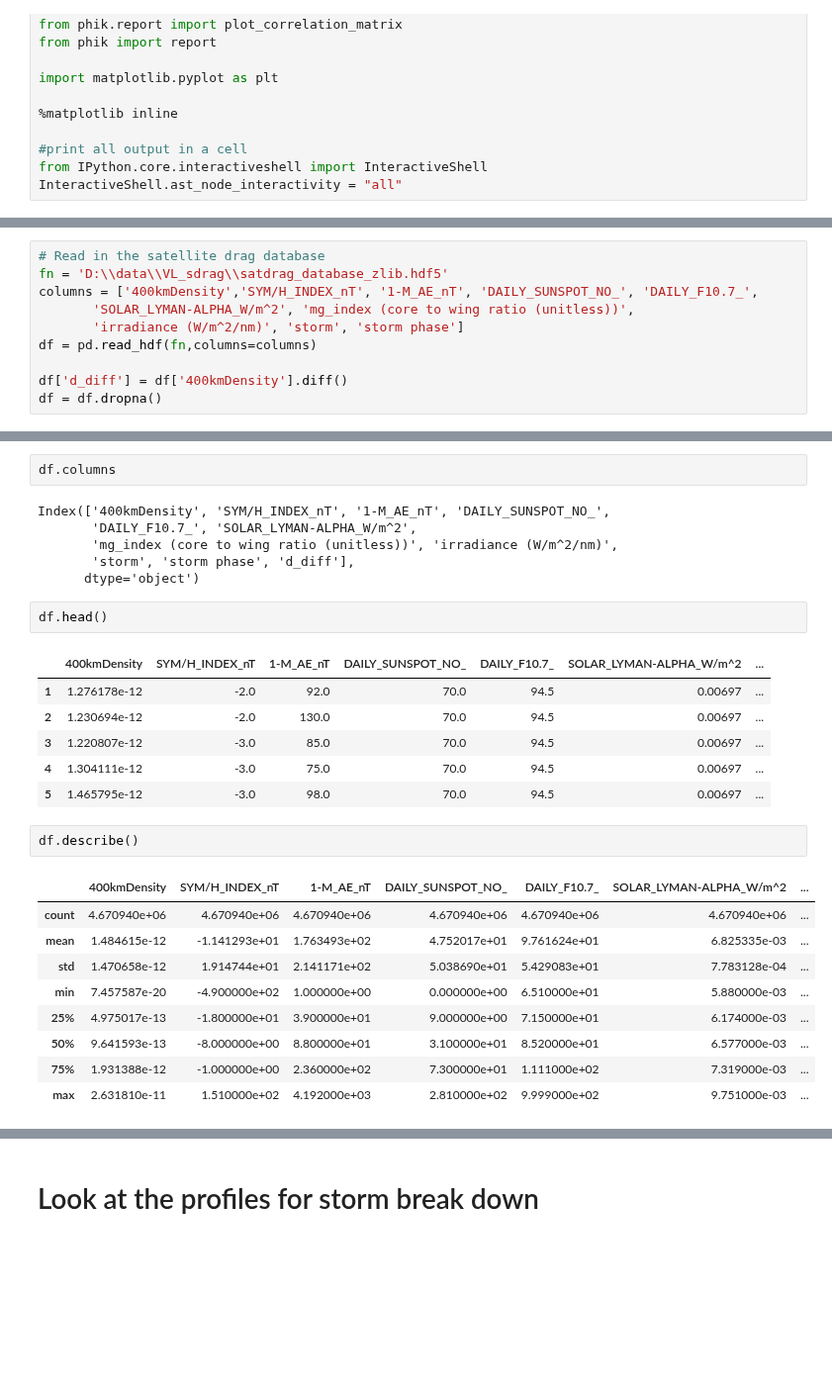
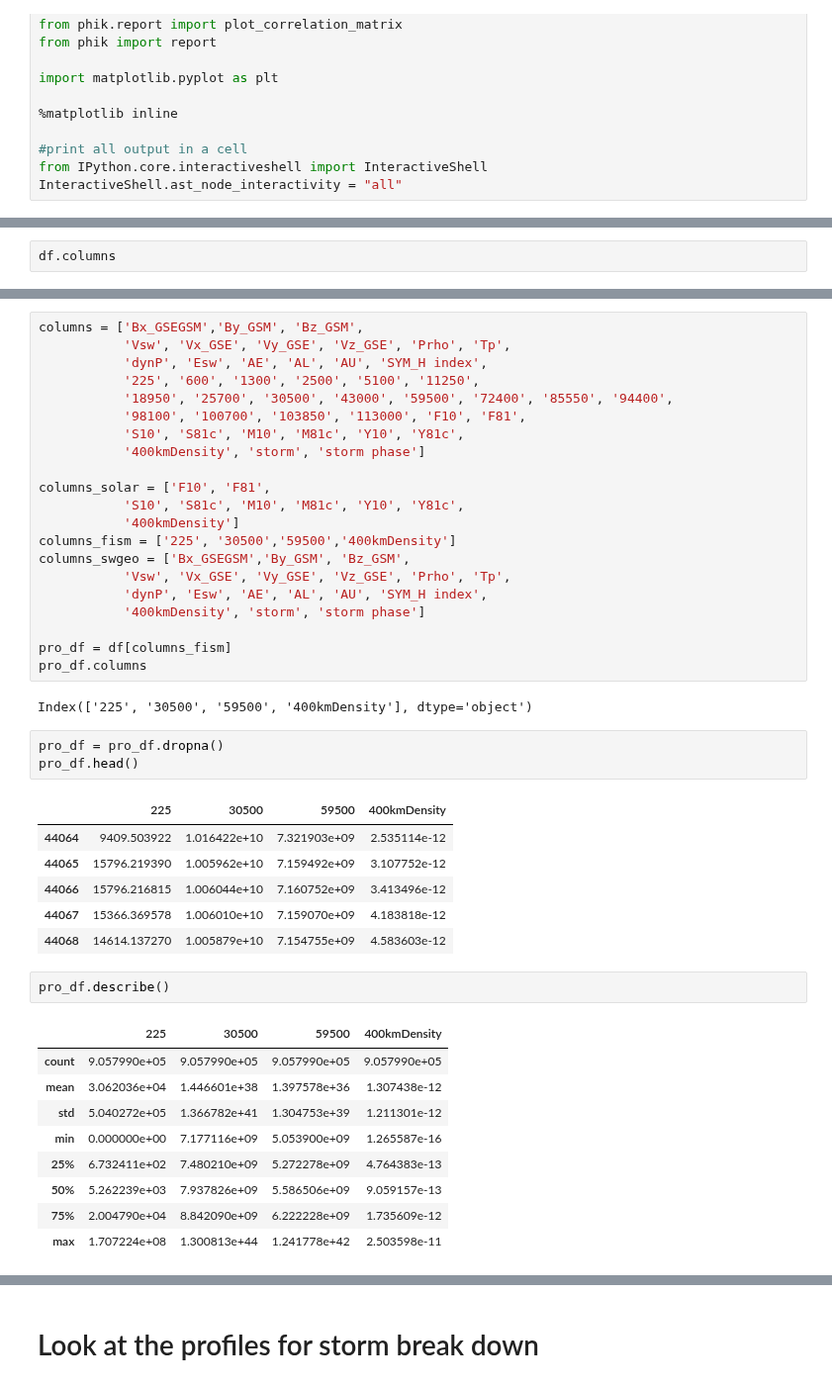
Before and after one commit to kylermurphy/SatDrag, a Jupyter notebook: Notebooks/Profiling.ipynb, the cells around one changed output, grey strips where cells are left out. Shown at 99% size. Saved outputs shown, nothing was run; the diff lists cells and outputs as text; blank space fills up the shorter version.

```diff
--- a/Notebooks/Profiling.ipynb
+++ b/Notebooks/Profiling.ipynb
@@ -17,10 +27,2 @@ InteractiveShell.ast_node_interactivity = "all"
 # %%
-# Read in the satellite drag database
-fn = 'D:\\data\\VL_sdrag\\satdrag_database_zlib.hdf5'
-columns = ['400kmDensity','SYM/H_INDEX_nT', '1-M_AE_nT', 'DAILY_SUNSPOT_NO_', 'DAILY_F10.7_',
-       'SOLAR_LYMAN-ALPHA_W/m^2', 'mg_index (core to wing ratio (unitless))',
-       'irradiance (W/m^2/nm)', 'storm', 'storm phase']
-df = pd.read_hdf(fn,columns=columns)
-
-df['d_diff'] = df['400kmDensity'].diff()
-df = df.dropna()
+df.columns
@@ -27,30 +44,46 @@ df = df.dropna()
 # %%
-df.columns
+columns = ['Bx_GSEGSM','By_GSM', 'Bz_GSM',
+           'Vsw', 'Vx_GSE', 'Vy_GSE', 'Vz_GSE', 'Prho', 'Tp',
+           'dynP', 'Esw', 'AE', 'AL', 'AU', 'SYM_H index',
+           '225', '600', '1300', '2500', '5100', '11250',
+           '18950', '25700', '30500', '43000', '59500', '72400', '85550', '94400',
+           '98100', '100700', '103850', '113000', 'F10', 'F81',
+           'S10', 'S81c', 'M10', 'M81c', 'Y10', 'Y81c',
+           '400kmDensity', 'storm', 'storm phase']
+
+columns_solar = ['F10', 'F81',
+           'S10', 'S81c', 'M10', 'M81c', 'Y10', 'Y81c',
+           '400kmDensity']
+columns_fism = ['225', '30500','59500','400kmDensity']
+columns_swgeo = ['Bx_GSEGSM','By_GSM', 'Bz_GSM',
+           'Vsw', 'Vx_GSE', 'Vy_GSE', 'Vz_GSE', 'Prho', 'Tp',
+           'dynP', 'Esw', 'AE', 'AL', 'AU', 'SYM_H index',
+           '400kmDensity', 'storm', 'storm phase']
+
+pro_df = df[columns_fism]
+pro_df.columns
 # %% [output]
-Index(['400kmDensity', 'SYM/H_INDEX_nT', '1-M_AE_nT', 'DAILY_SUNSPOT_NO_',
-       'DAILY_F10.7_', 'SOLAR_LYMAN-ALPHA_W/m^2',
-       'mg_index (core to wing ratio (unitless))', 'irradiance (W/m^2/nm)',
-       'storm', 'storm phase', 'd_diff'],
-      dtype='object')
+Index(['225', '30500', '59500', '400kmDensity'], dtype='object')
 # %%
-df.head()
+pro_df = pro_df.dropna()
+pro_df.head()
 # %% [output]
-|  | 400kmDensity | SYM/H_INDEX_nT | 1-M_AE_nT | DAILY_SUNSPOT_NO_ | DAILY_F10.7_ | SOLAR_LYMAN-ALPHA_W/m^2 | ... |
-| 1 | 1.276178e-12 | -2.0 | 92.0 | 70.0 | 94.5 | 0.00697 | ... |
-| 2 | 1.230694e-12 | -2.0 | 130.0 | 70.0 | 94.5 | 0.00697 | ... |
-| 3 | 1.220807e-12 | -3.0 | 85.0 | 70.0 | 94.5 | 0.00697 | ... |
-| 4 | 1.304111e-12 | -3.0 | 75.0 | 70.0 | 94.5 | 0.00697 | ... |
-| 5 | 1.465795e-12 | -3.0 | 98.0 | 70.0 | 94.5 | 0.00697 | ... |
+|  | 225 | 30500 | 59500 | 400kmDensity |
+| 44064 | 9409.503922 | 1.016422e+10 | 7.321903e+09 | 2.535114e-12 |
+| 44065 | 15796.219390 | 1.005962e+10 | 7.159492e+09 | 3.107752e-12 |
+| 44066 | 15796.216815 | 1.006044e+10 | 7.160752e+09 | 3.413496e-12 |
+| 44067 | 15366.369578 | 1.006010e+10 | 7.159070e+09 | 4.183818e-12 |
+| 44068 | 14614.137270 | 1.005879e+10 | 7.154755e+09 | 4.583603e-12 |
 # %%
-df.describe()
+pro_df.describe()
 # %% [output]
-|  | 400kmDensity | SYM/H_INDEX_nT | 1-M_AE_nT | DAILY_SUNSPOT_NO_ | DAILY_F10.7_ | SOLAR_LYMAN-ALPHA_W/m^2 | ... |
-| count | 4.670940e+06 | 4.670940e+06 | 4.670940e+06 | 4.670940e+06 | 4.670940e+06 | 4.670940e+06 | ... |
-| mean | 1.484615e-12 | -1.141293e+01 | 1.763493e+02 | 4.752017e+01 | 9.761624e+01 | 6.825335e-03 | ... |
-| std | 1.470658e-12 | 1.914744e+01 | 2.141171e+02 | 5.038690e+01 | 5.429083e+01 | 7.783128e-04 | ... |
-| min | 7.457587e-20 | -4.900000e+02 | 1.000000e+00 | 0.000000e+00 | 6.510000e+01 | 5.880000e-03 | ... |
-| 25% | 4.975017e-13 | -1.800000e+01 | 3.900000e+01 | 9.000000e+00 | 7.150000e+01 | 6.174000e-03 | ... |
-| 50% | 9.641593e-13 | -8.000000e+00 | 8.800000e+01 | 3.100000e+01 | 8.520000e+01 | 6.577000e-03 | ... |
-| 75% | 1.931388e-12 | -1.000000e+00 | 2.360000e+02 | 7.300000e+01 | 1.111000e+02 | 7.319000e-03 | ... |
-| max | 2.631810e-11 | 1.510000e+02 | 4.192000e+03 | 2.810000e+02 | 9.999000e+02 | 9.751000e-03 | ... |
+|  | 225 | 30500 | 59500 | 400kmDensity |
+| count | 9.057990e+05 | 9.057990e+05 | 9.057990e+05 | 9.057990e+05 |
+| mean | 3.062036e+04 | 1.446601e+38 | 1.397578e+36 | 1.307438e-12 |
+| std | 5.040272e+05 | 1.366782e+41 | 1.304753e+39 | 1.211301e-12 |
+| min | 0.000000e+00 | 7.177116e+09 | 5.053900e+09 | 1.265587e-16 |
+| 25% | 6.732411e+02 | 7.480210e+09 | 5.272278e+09 | 4.764383e-13 |
+| 50% | 5.262239e+03 | 7.937826e+09 | 5.586506e+09 | 9.059157e-13 |
+| 75% | 2.004790e+04 | 8.842090e+09 | 6.222228e+09 | 1.735609e-12 |
+| max | 1.707224e+08 | 1.300813e+44 | 1.241778e+42 | 2.503598e-11 |
 # %%
```
Also changed, not shown: parts of 9 cells of this notebook, 3 other files.
